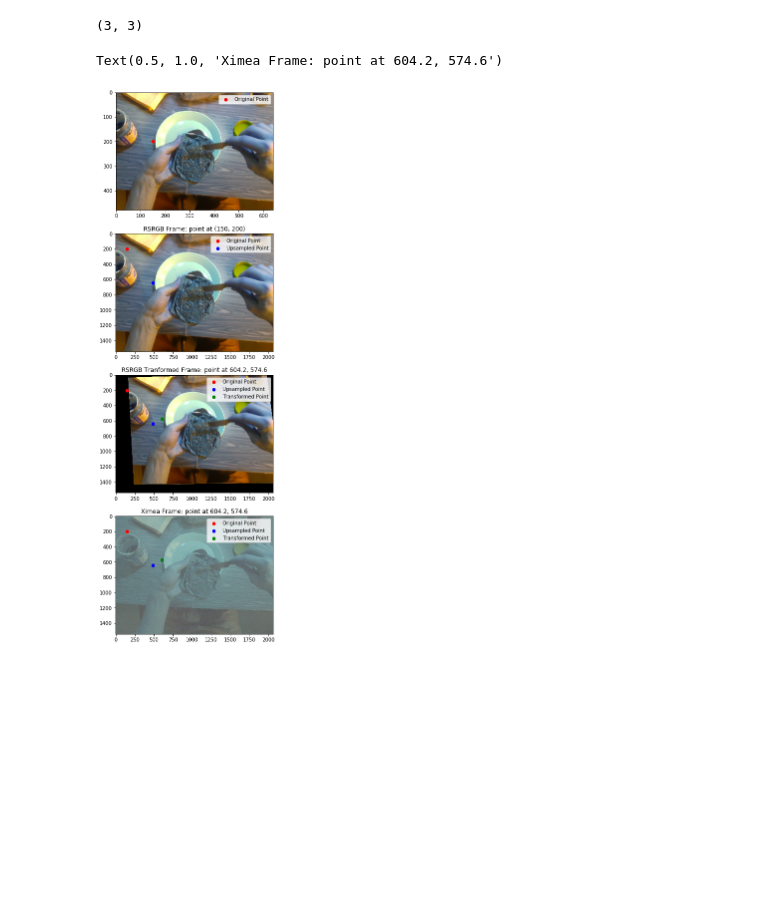
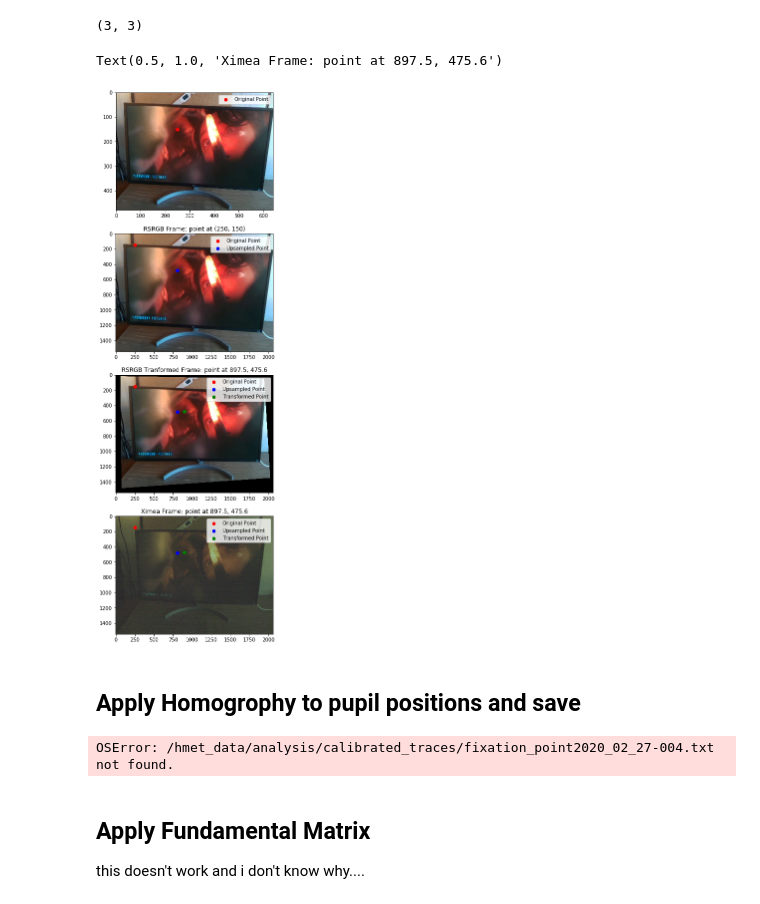
Before and after one commit to vdutell/st-bravo_analysis, a Jupyter notebook: AffineTransform.ipynb, the cells around one changed output. Drawn from its saved outputs; the diff is of its cells as text; code cells hidden in the pictures; blank space fills up the shorter version.

Commit message:
transform to match cameras

```diff
--- a/AffineTransform.ipynb
+++ b/AffineTransform.ipynb
@@ -58,17 +79,26 @@ def adjust_gamma(image, gamma=1.0):
     # build a lookup table mapping the pixel values [0, 255] to
     # their adjusted gamma values
     invGamma = 1.0 / gamma
-    table = np.array([((i / 255.0) ** invGamma) * 255
+    div = np.max(image).astype('float32')
+    #div=255.0
+    table = np.array([((i / div) ** invGamma) * 255
     for i in np.arange(0, 256)]).astype("uint8")
     # apply gamma correction using the lookup table
     return cv2.LUT(image, table)
 
+ximea_frame_adj = ximea_frame.copy()
+#ximea_frame_adj = np.mean(ximea_frame,axis=-1)
+print(ximea_frame_adj.shape)
 #adjust brightness of ximea so we can see something
-#thresh = 75
-#ximea_frame[ximea_frame>thresh]= thresh
-#ximea_frame = ximea_frame/thresh
+#ximea_frame_adj = (ximea_frame_adj+1)/np.max(ximea_frame_adj)
+#thresh = 75.
+#ximea_frame_adj[ximea_frame_adj>thresh]= thresh
+#ximea_frame_adj = ximea_frame_adj/thresh
+#ximea_frame_adj = (ximea_frame_adj*255).astype('float32')
+#ximea_frame_adj = ((ximea_frame_adj.astype(np.float32)/np.max(ximea_frame_adj)).astype('uint8'))*255
 
-ximea_frame_adj = adjust_gamma(ximea_frame, gamma=5)
+ximea_frame_adj = adjust_gamma(ximea_frame_adj, gamma=2)
+#equ = cv2.equalizeHist(ximea_frame_adj)
 
 #make sure frames make sense
 plt.imshow(ximea_frame_adj)
@@ -101,8 +132,8 @@ kp2, des2 = sift.detectAndCompute(ximea_frame_adj,None)
 
 # FLANN parameters
 FLANN_INDEX_KDTREE = 0
-index_params = dict(algorithm = FLANN_INDEX_KDTREE, trees = 5) #5 default
-search_params = dict(checks=50)
+index_params = dict(algorithm = FLANN_INDEX_KDTREE, trees = 15) #5 default
+search_params = dict(checks=1000)
 
 flann = cv2.FlannBasedMatcher(index_params,search_params)
 matches = flann.knnMatch(des1,des2,k=2)
@@ -113,7 +144,7 @@ pts2 = []
 
 # ratio test as per Lowe's paper
 for i,(m,n) in enumerate(matches):
-    if m.distance < 0.8*n.distance:
+    if m.distance < 0.65*n.distance:
         good.append(m)
         pts2.append(kp2[m.trainIdx].pt)
         pts1.append(kp1[m.queryIdx].pt)
@@ -210,40 +223,73 @@ H[0].shape
 # %%
 plt.close()
 plt.figure(figsize=(8,20))
-fix_x = 150
-fix_y = 200
+fix_x = 250
+fix_y = 150
 
 upsample_ratio_y = rsrgb_frame_adj.shape[0]/rsrgb_frame.shape[0]
 upsample_ratio_x = rsrgb_frame_adj.shape[1]/rsrgb_frame.shape[1]
 
 fix_x_up = fix_x * upsample_ratio_x
 fix_y_up = fix_y * upsample_ratio_y
 
 trans_fix_x, trans_fix_y, garbage = H[0]@(fix_x_up, fix_y_up, 1)
 
 plt.subplot(411),plt.imshow(rsrgb_frame)
 plt.scatter(fix_x, fix_y, color='r', label=('Original Point'))
 #plt.scatter(fix_x_up, fix_y_up, color='b', label=('Upsampled Point'))
 #plt.scatter(trans_fix_x, trans_fix_y, color='g', label=('Transformed Point'))
 plt.legend()
 plt.subplot(412),plt.imshow(rsrgb_frame_adj)
 plt.scatter(fix_x, fix_y, color='r', label=('Original Point'))
 plt.scatter(fix_x_up, fix_y_up, color='b', label=('Upsampled Point'))
 #plt.scatter(trans_fix_x, trans_fix_y, color='g', label=('Transformed Point'))
 plt.legend()
 plt.title(f'RSRGB Frame: point at {fix_x, fix_y}')
 plt.subplot(413),plt.imshow(rsrgb_transformed)
 plt.scatter(fix_x, fix_y, color='r', label=('Original Point'))
 plt.scatter(fix_x_up, fix_y_up, color='b', label=('Upsampled Point'))
 plt.scatter(trans_fix_x, trans_fix_y, color='g', label=('Transformed Point'))
 plt.legend()
 plt.title(f'RSRGB Tranformed Frame: point at {trans_fix_x:.1f}, {trans_fix_y:.1f}')
 plt.subplot(414),plt.imshow(ximea_frame_adj)
 plt.scatter(fix_x, fix_y, color='r', label=('Original Point'))
 plt.scatter(fix_x_up, fix_y_up, color='b', label=('Upsampled Point'))
 plt.scatter(trans_fix_x, trans_fix_y, color='g', label=('Transformed Point'))
 plt.legend()
 plt.title(f'Ximea Frame: point at {trans_fix_x:.1f}, {trans_fix_y:.1f}')
 # %% [output]
-Text(0.5, 1.0, 'Ximea Frame: point at 604.2, 574.6')
+Text(0.5, 1.0, 'Ximea Frame: point at 897.5, 475.6')
-[figure, old version]
+[figure, new version]
+# %% [markdown]
+## Apply Homogrophy to pupil positions and save
+# %%
+pupil_data_fname = os.path.join(ana_dir, 'calibrated_traces', f"fixation_point{trial_line['folder']}-{str(trial_line['trial']).zfill(3)}.txt")
+pupil_idx_fname = os.path.join(ana_folder, 'common_timeline_pupil_sampleidx.csv')
+pupil_samples = np.loadtxt(pupil_data_fname,delimiter=',')
+pupil_samples_idx = np.loadtxt(pupil_idx_fname,delimiter=',').astype(int)
+pupil_data = np.loadtxt(pupil_data_fname,delimiter=',')
+pupil_data = pupil_data[:,[5,6]]
+pup_pos = pupil_data.take(pupil_samples_idx,axis=0)
+
+#get pupil positions
+pos_x = pup_pos[:,0]
+pos_y = pup_pos[:,1]
+
+#calculate Upsample effect on and eye positions
+upsample_ratio_y = rsrgb_frame_adj.shape[0]/rsrgb_frame.shape[0]
+upsample_ratio_x = rsrgb_frame_adj.shape[1]/rsrgb_frame.shape[1]
+pos_x_up = pos_x * upsample_ratio_x
+pos_y_up = pos_y * upsample_ratio_y
+positions_upsampled = pos_x_up, pos_y_up, np.repeat(1,len(pos_x_up))
+
+#apply transform matrix to pupil positions
+trans_pupil_pos = np.rint(H[0]@(positions_upsampled))
+
+#take only first two cols (it was 1 padded), and put back in correcrt dims with transpose
+pupil_positions = trans_pupil_pos[:2].T
+
+#save!
+pupil_positions_converted_file = os.path.join(ana_folder,'pupil_positions_ximea_space.npy')
+np.save(pupil_positions_converted_file,pupil_positions)
+# %% [output]
+OSError: /hmet_data/analysis/calibrated_traces/fixation_point2020_02_27-004.txt not found.
@@ -249,0 +306,4 @@ Text(0.5, 1.0, 'Ximea Frame: point at 604.2, 574.6')
+# %% [markdown]
+## Apply Fundamental Matrix
+
+this doesn't work and i don't know why....
```
Also changed, not shown: parts of 16 cells of this notebook.
